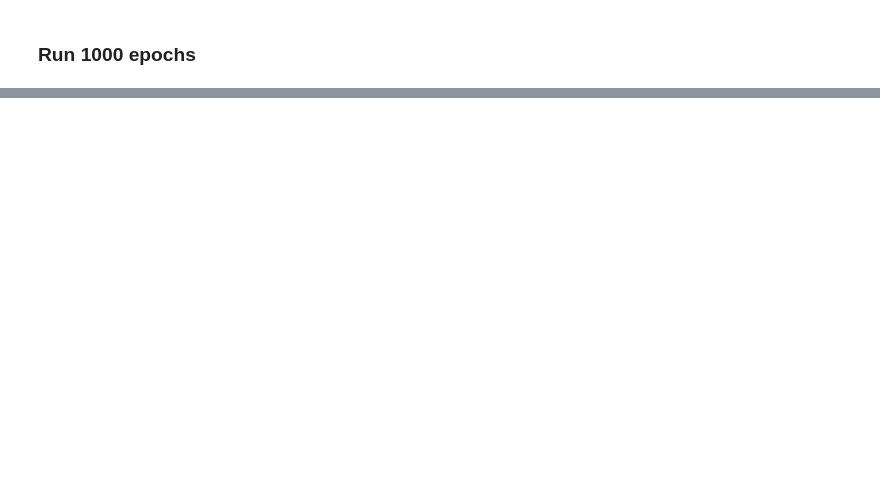
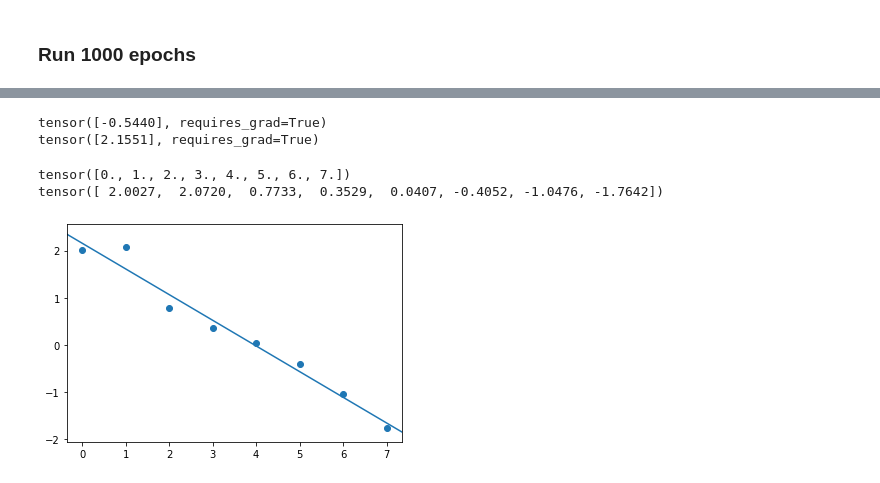
Before and after one commit to syedmeesamali/CourseraPlus, a Jupyter notebook: 1_ML_Combined_Courses/Practice/3_Calculus/reg_torch.ipynb, the cells around one changed output, grey strips where cells are left out. Cells and saved outputs as stored; diff of their text form; code cells hidden in the pictures; blank space fills up the shorter version.

Commit message:
Excellent fitted plot with AutoGrad PyTorch

```diff
--- a/1_ML_Combined_Courses/Practice/3_Calculus/reg_torch.ipynb
+++ b/1_ML_Combined_Courses/Practice/3_Calculus/reg_torch.ipynb
@@ -37,3 +41,13 @@ def regression(my_x, my_m, my_b):
+# %%
+#Regression plot function
+def regression_plot(my_x, my_y, my_m, my_b):
+    fig, ax = plt.subplots()
+    ax.scatter(my_x, my_y)
+    x_min, x_max = ax.get_xlim()
+    y_min = regression(x_min, my_m, my_b)
+    y_max = regression(x_max, my_m, my_b)
+    ax.set_xlim([x_min, x_max])
+    _ = ax.plot([x_min, x_max], [y_min, y_max])
 # %%
 yhat = regression(x, m, b)
 print(yhat)
@@ -105,0 +120,14 @@ Epoch 999, Cost 0.0264, m grad 0.000791, b grad -0.00388
+# %%
+print(str(m) + '\n' + str(b))
+# %% [output]
+tensor([-0.5440], requires_grad=True)
+tensor([2.1551], requires_grad=True)
+# %%
+print(str(x) + '\n' + str(y))
+# %% [output]
+tensor([0., 1., 2., 3., 4., 5., 6., 7.])
+tensor([ 2.0027,  2.0720,  0.7733,  0.3529,  0.0407, -0.4052, -1.0476, -1.7642])
+# %%
+regression_plot(x, y, m.detach().numpy(), b.detach().numpy())
+# %% [output]
+[figure, added]
```
Also changed, not shown: parts of 8 cells of this notebook.
